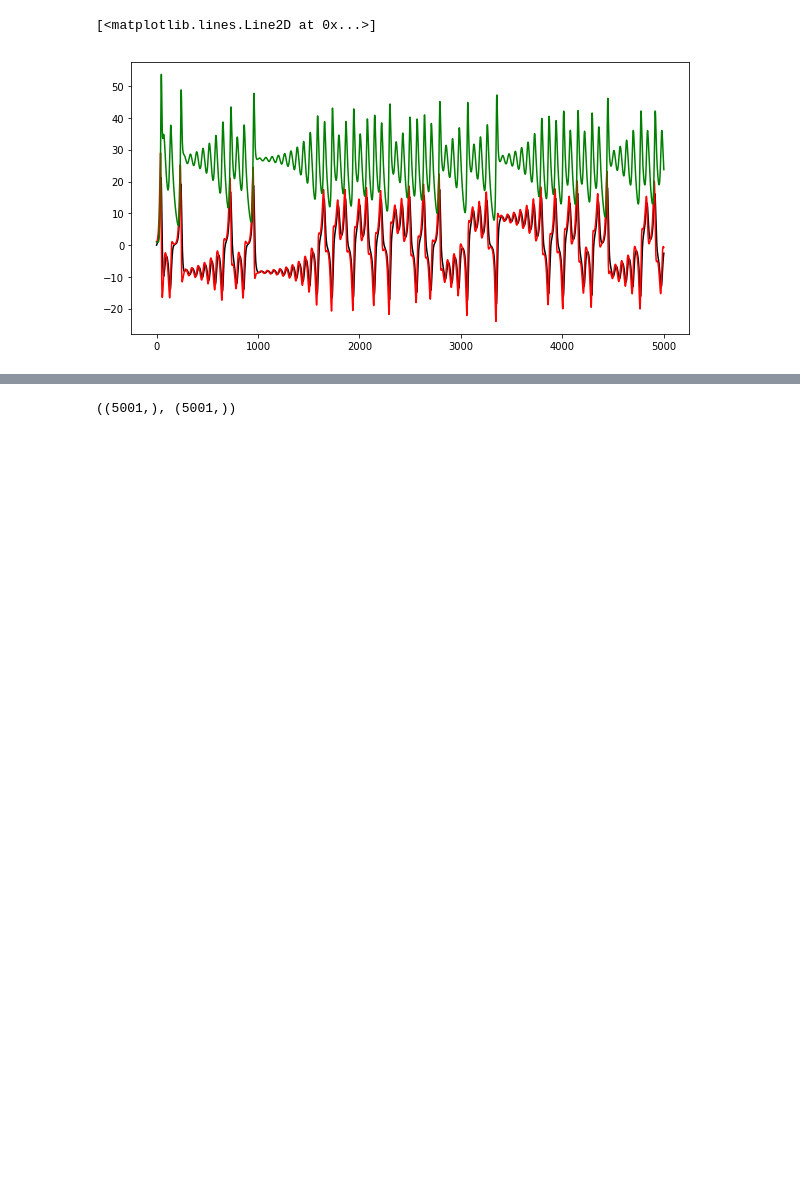
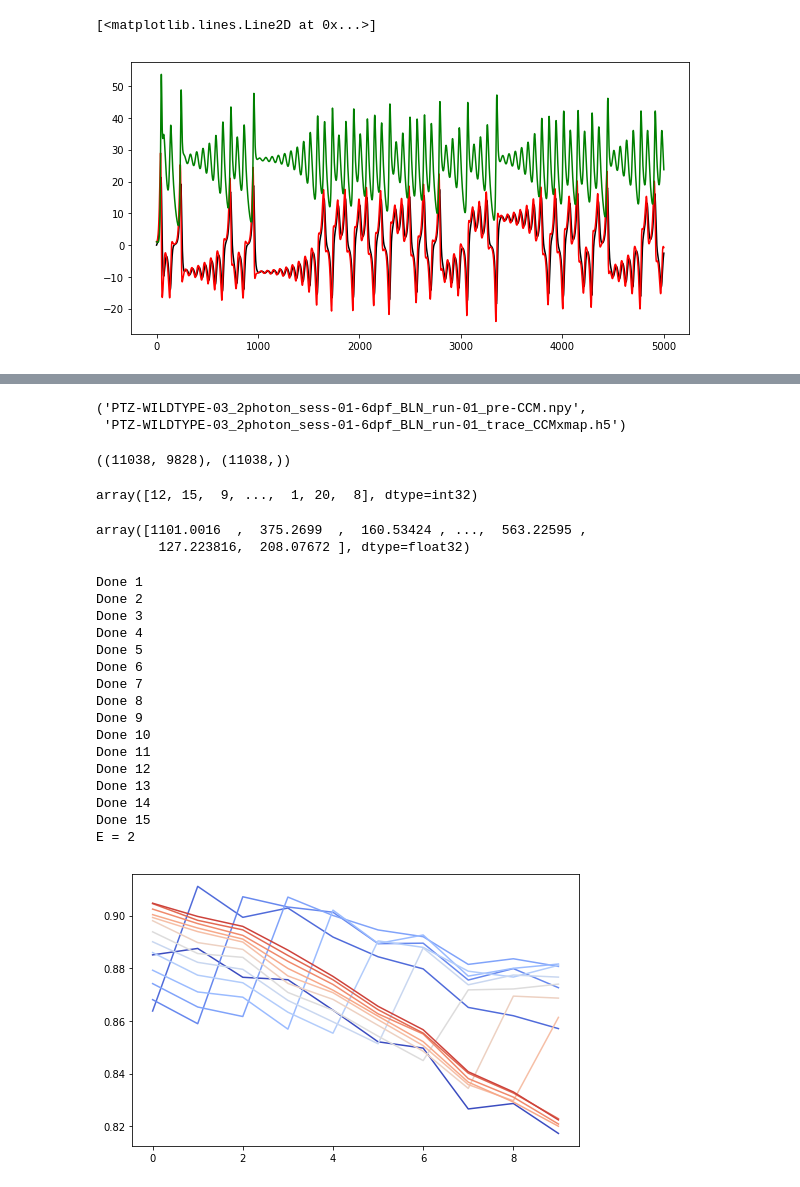
Before and after one commit to dafishcode/empirical_dynamic_modelling, a Jupyter notebook: CCM_run.ipynb, the cells around one changed output, grey strips where cells are left out. Saved outputs shown, nothing was run; the diff lists cells and outputs as text; code cells hidden in the pictures; blank space fills up the shorter version.

```diff
--- a/CCM_run.ipynb
+++ b/CCM_run.ipynb
@@ -107,4 +107,66 @@ plt.plot(zs, c = 'green')
+# %%
+#Check relationship between rhodiff/rho/E and SNR
+tr_l = adfn.return_files(Fdata, '', '*BLN_r*CCM.npy*')
+xmap_l = adfn.return_files(Fdata, '', '*BLN_r*xmap*')
+tr_l[0], xmap_l[0]
+# %% [output]
+('PTZ-WILDTYPE-03_2photon_sess-01-6dpf_BLN_run-01_pre-CCM.npy',
+ 'PTZ-WILDTYPE-03_2photon_sess-01-6dpf_BLN_run-01_trace_CCMxmap.h5')
+# %%
+tr = np.load(tr_l[0], allow_pickle=True).item()['trace']
+import h5py
+xmap = h5py.File(xmap_l[0])
+e = np.array(xmap['e'])[1:]
 # %%
-xs.shape, ys.shape
+tr.shape, e.shape
 # %% [output]
-((5001,), (5001,))
+((11038, 9828), (11038,))
+# %%
+e
+# %% [output]
+array([12, 15,  9, ...,  1, 20,  8], dtype=int32)
+# %%
+tr[0]
+# %% [output]
+array([1101.0016  ,  375.2699  ,  160.53424 , ...,  563.22595 ,
+        127.223816,  208.07672 ], dtype=float32)
+# %%
+#Find the correct embedding dimension - E
+#Which embedding unfolds the manifold to give the greatest accuracy prediction?
+
+data = tr[0]
+tau = 1
+t_range = 10
+E_range = 15
+
+corr_l = [0]*E_range
+for E in range(1, E_range+1):
+    corr_l[E-1] = cfn.simplex_project(data, E, tau, t_range)
+    print('Done ' + str(E))
+
+from matplotlib import cm
+cmap = cm.coolwarm(np.linspace(0,1,E_range))
+fig = plt.figure(figsize = (8,5))
+for x in range(E_range-1):
+    plt.plot(corr_l[x], c = cmap[x])
+
+E = np.where(corr_l == np.max(corr_l))[0][0] + 1
+print('E = ' + str(E))
+# %% [output]
+Done 1
+Done 2
+Done 3
+Done 4
+Done 5
+Done 6
+Done 7
+Done 8
+Done 9
+Done 10
+Done 11
+Done 12
+Done 13
+Done 14
+Done 15
+E = 2
+[figure, added]
```
Also changed, not shown: parts of 58 cells of this notebook, 2 other files.
